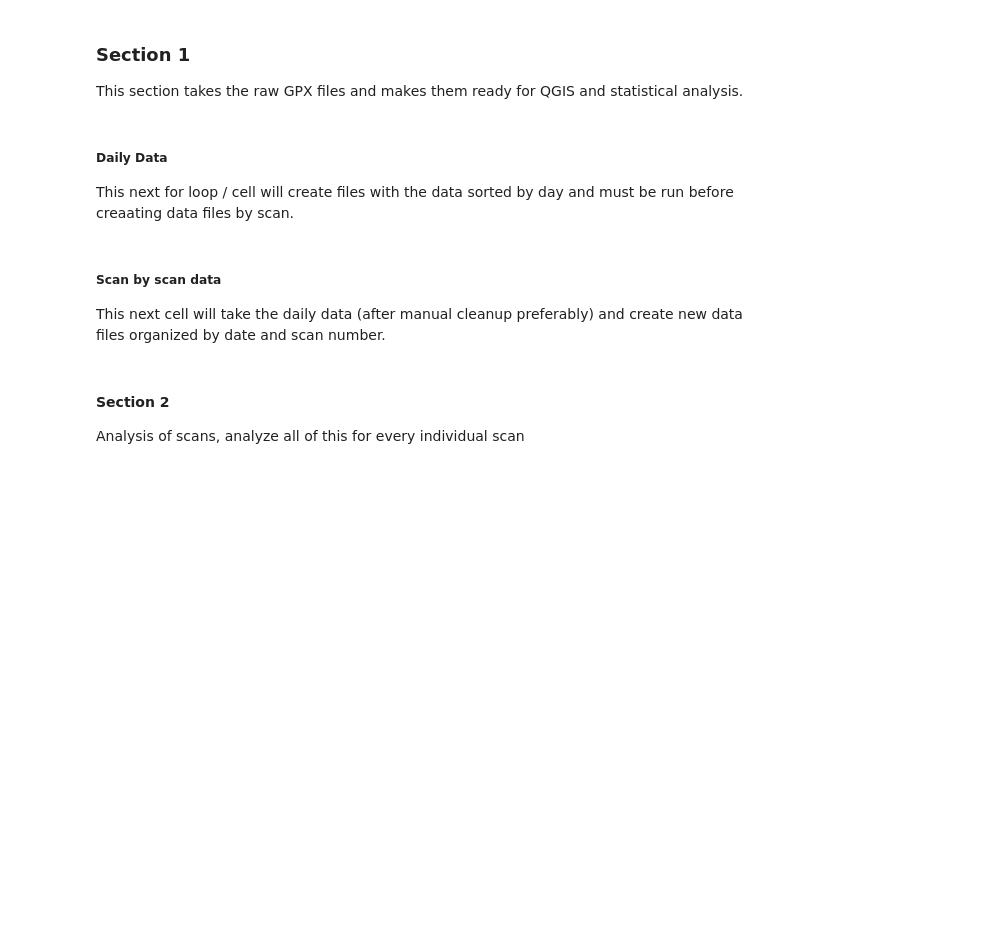
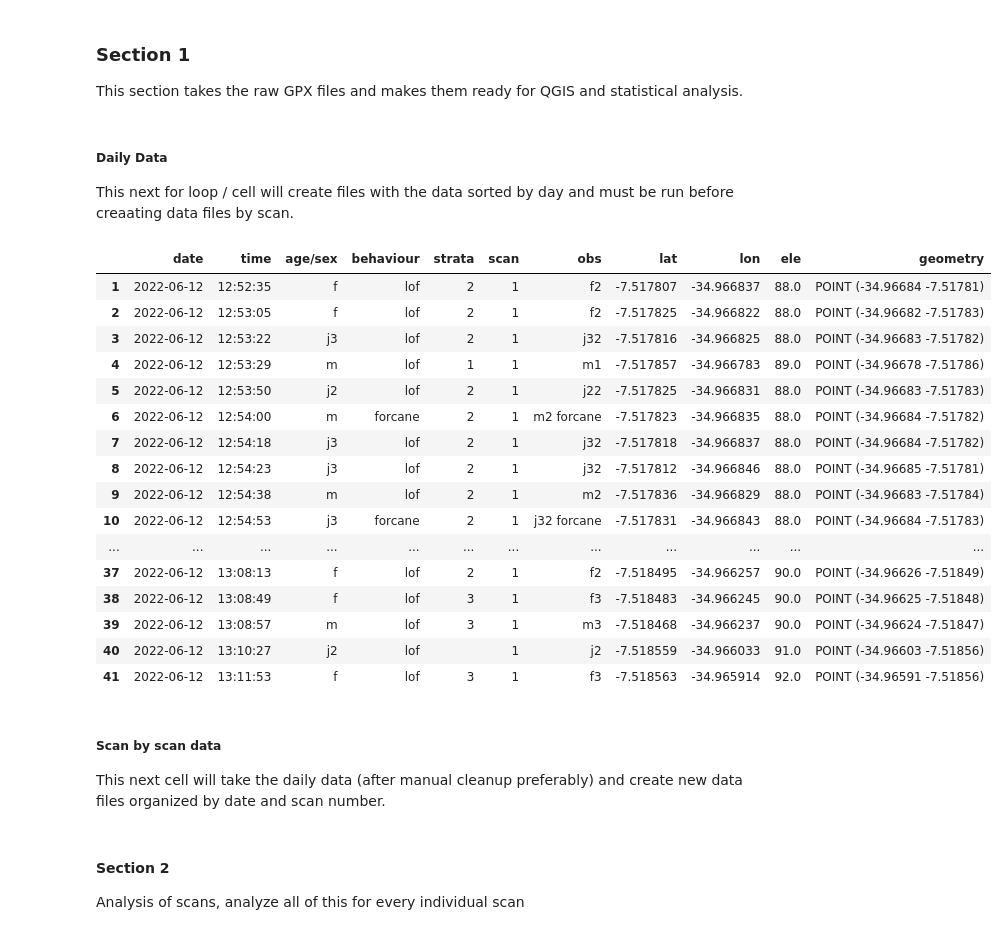
Before and after one commit to frozenbanana97/capuchin_geoanalysis, a Jupyter notebook: Automation Notebook Mass Import.ipynb, the cells around one changed output. Saved outputs shown, nothing was run; the diff lists cells and outputs as text; code cells hidden in the pictures; blank space fills up the shorter version.

Commit message:
scan plit

```diff
--- a/Automation Notebook Mass Import.ipynb
+++ b/Automation Notebook Mass Import.ipynb
@@ -109,6 +109,7 @@ for i in gpxDict:
     scanEnd = scanStart + timedelta(minutes=20)
     df.insert(loc=2, column='scan', value=0, allow_duplicates=True)
     scanMins = 20
+    bufferMins = 5
 
     # Create list for temporary storage of scan ID's / Criar lista para armazenamento temporário de IDs de digitalização
     scanNum = []
@@ -234,6 +235,7 @@ for i in gpxDict:
                     scanAgeSex.append('ago')
                     scanStrata.append('')
                     scanBehaviour.append('')
+                    # df['scan']=''
             else:
                     scanAgeSex.append('ERROR')
                     scanStrata.append('ERROR')
@@ -249,7 +251,43 @@ for i in gpxDict:
     gdf = gdf.set_crs('EPSG:4326')
 
     # Export gdf into gpkg / Exportar gdf para gpkg
+
     gdf.to_file('daily.gpkg', driver="GPKG", layer=i[:-4])
+
+    # Scan by scan export CURRENTLY MANUAL, want to make auto in loop in future
+    #This currently does NOT account for missing scan data i.e. just outside of scan times
+
+    gdfs1 = gdf[(gdf['scan'].isin(['1']))]
+    if not gdfs1.empty:
+        gdfs1.to_file('scans'+i[:-4]+'.gpkg', driver="GPKG", layer=i[:-4]+'_scan1')
+    gdfs2 = gdf[(gdf['scan'].isin(['2']))]
+    if not gdfs2.empty:
+        gdfs2.to_file('scans'+i[:-4]+'.gpkg', driver="GPKG", layer=i[:-4]+'_scan2')
+    gdfs3 = gdf[(gdf['scan'].isin(['3']))]
+    if not gdfs3.empty:
+        gdfs3.to_file('scans'+i[:-4]+'.gpkg', driver="GPKG", layer=i[:-4]+'_scan3')
+    gdfs4 = gdf[(gdf['scan'].isin(['4']))]
+    if not gdfs4.empty:
+        gdfs4.to_file('scans'+i[:-4]+'.gpkg', driver="GPKG", layer=i[:-4]+'_scan4')
+    gdfs5 = gdf[(gdf['scan'].isin(['5']))]
+    if not gdfs5.empty:
+        gdfs5.to_file('scans'+i[:-4]+'.gpkg', driver="GPKG", layer=i[:-4]+'_scan5')
+    gdfs6 = gdf[(gdf['scan'].isin(['6']))]
+    if not gdfs6.empty:
+        gdfs6.to_file('scans'+i[:-4]+'.gpkg', driver="GPKG", layer=i[:-4]+'_scan6')
+    gdfs7 = gdf[(gdf['scan'].isin(['7']))]
+    if not gdfs7.empty:
+        gdfs7.to_file('scans'+i[:-4]+'.gpkg', driver="GPKG", layer=i[:-4]+'_scan7')
+    gdfs8 = gdf[(gdf['scan'].isin(['8']))]
+    if not gdfs8.empty:
+        gdfs8.to_file('scans'+i[:-4]+'.gpkg', driver="GPKG", layer=i[:-4]+'_scan8')
+    gdfs9 = gdf[(gdf['scan'].isin(['9']))]
+    if not gdfs9.empty:
+        gdfs9.to_file('scans'+i[:-4]+'.gpkg', driver="GPKG", layer=i[:-4]+'_scan9')
+    gdfs10 = gdf[(gdf['scan'].isin(['10']))]
+    if not gdfs10.empty:
+        gdfs10.to_file('scans'+i[:-4]+'.gpkg', driver="GPKG", layer=i[:-4]+'_scan10')
+
 
     # Check and create save directory for csv files / Verifique e crie um diretório de salvamento para arquivos csv
     savePath = './csvDayFiles'
@@ -261,7 +299,26 @@ for i in gpxDict:
     gdf.to_csv('csvDayFiles/'+i[:-4]+'.csv')
 # %%
 gdfs1 = gdf[(gdf['scan'].isin(['1']))]
+gdf.to_file('scans.gpkg', driver="GPKG", layer=i[:-4]+'_scan_1')
 gdfs1
+# %% [output]
+|  | date | time | age/sex | behaviour | strata | scan | obs | lat | lon | ele | geometry |
+| 1 | 2022-06-12 | 12:52:35 | f | lof | 2 | 1 | f2 | -7.517807 | -34.966837 | 88.0 | POINT (-34.96684 -7.51781) |
+| 2 | 2022-06-12 | 12:53:05 | f | lof | 2 | 1 | f2 | -7.517825 | -34.966822 | 88.0 | POINT (-34.96682 -7.51783) |
+| 3 | 2022-06-12 | 12:53:22 | j3 | lof | 2 | 1 | j32 | -7.517816 | -34.966825 | 88.0 | POINT (-34.96683 -7.51782) |
+| 4 | 2022-06-12 | 12:53:29 | m | lof | 1 | 1 | m1 | -7.517857 | -34.966783 | 89.0 | POINT (-34.96678 -7.51786) |
+| 5 | 2022-06-12 | 12:53:50 | j2 | lof | 2 | 1 | j22 | -7.517825 | -34.966831 | 88.0 | POINT (-34.96683 -7.51783) |
+| 6 | 2022-06-12 | 12:54:00 | m | forcane | 2 | 1 | m2 forcane | -7.517823 | -34.966835 | 88.0 | POINT (-34.96684 -7.51782) |
+| 7 | 2022-06-12 | 12:54:18 | j3 | lof | 2 | 1 | j32 | -7.517818 | -34.966837 | 88.0 | POINT (-34.96684 -7.51782) |
+| 8 | 2022-06-12 | 12:54:23 | j3 | lof | 2 | 1 | j32 | -7.517812 | -34.966846 | 88.0 | POINT (-34.96685 -7.51781) |
+| 9 | 2022-06-12 | 12:54:38 | m | lof | 2 | 1 | m2 | -7.517836 | -34.966829 | 88.0 | POINT (-34.96683 -7.51784) |
+| 10 | 2022-06-12 | 12:54:53 | j3 | forcane | 2 | 1 | j32 forcane | -7.517831 | -34.966843 | 88.0 | POINT (-34.96684 -7.51783) |
+| ... | ... | ... | ... | ... | ... | ... | ... | ... | ... | ... | ... |
+| 37 | 2022-06-12 | 13:08:13 | f | lof | 2 | 1 | f2 | -7.518495 | -34.966257 | 90.0 | POINT (-34.96626 -7.51849) |
+| 38 | 2022-06-12 | 13:08:49 | f | lof | 3 | 1 | f3 | -7.518483 | -34.966245 | 90.0 | POINT (-34.96625 -7.51848) |
+| 39 | 2022-06-12 | 13:08:57 | m | lof | 3 | 1 | m3 | -7.518468 | -34.966237 | 90.0 | POINT (-34.96624 -7.51847) |
+| 40 | 2022-06-12 | 13:10:27 | j2 | lof |  | 1 | j2 | -7.518559 | -34.966033 | 91.0 | POINT (-34.96603 -7.51856) |
+| 41 | 2022-06-12 | 13:11:53 | f | lof | 3 | 1 | f3 | -7.518563 | -34.965914 | 92.0 | POINT (-34.96591 -7.51856) |
 # %%
 if gdf[(gdf['scan'].isin(['20']))].any():
     gdfs2 = gdf[(gdf['scan'].isin(['20']))]
```
